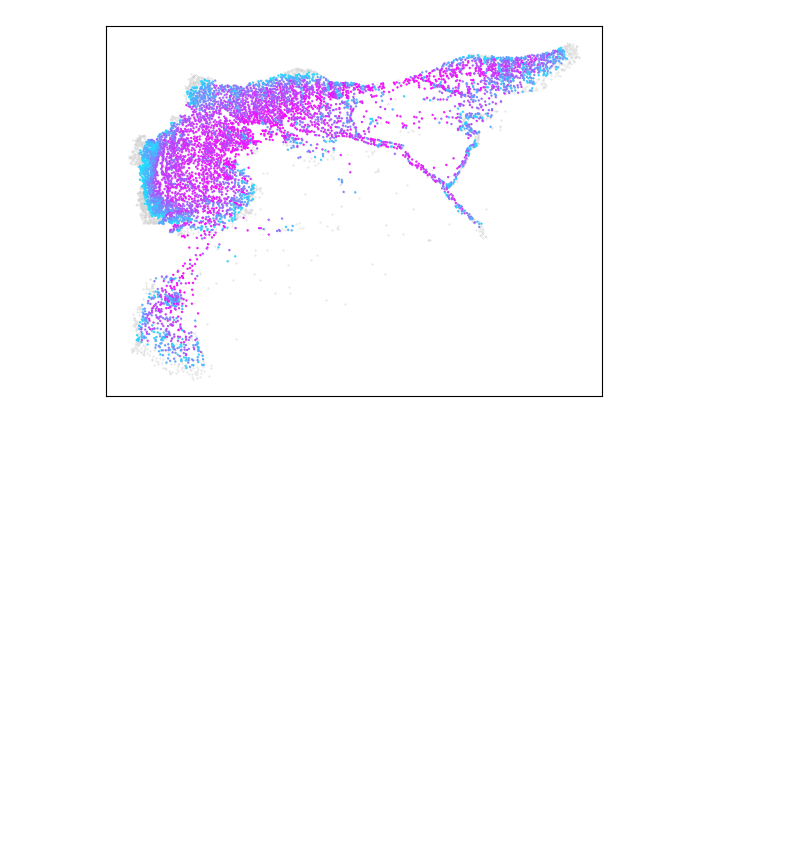
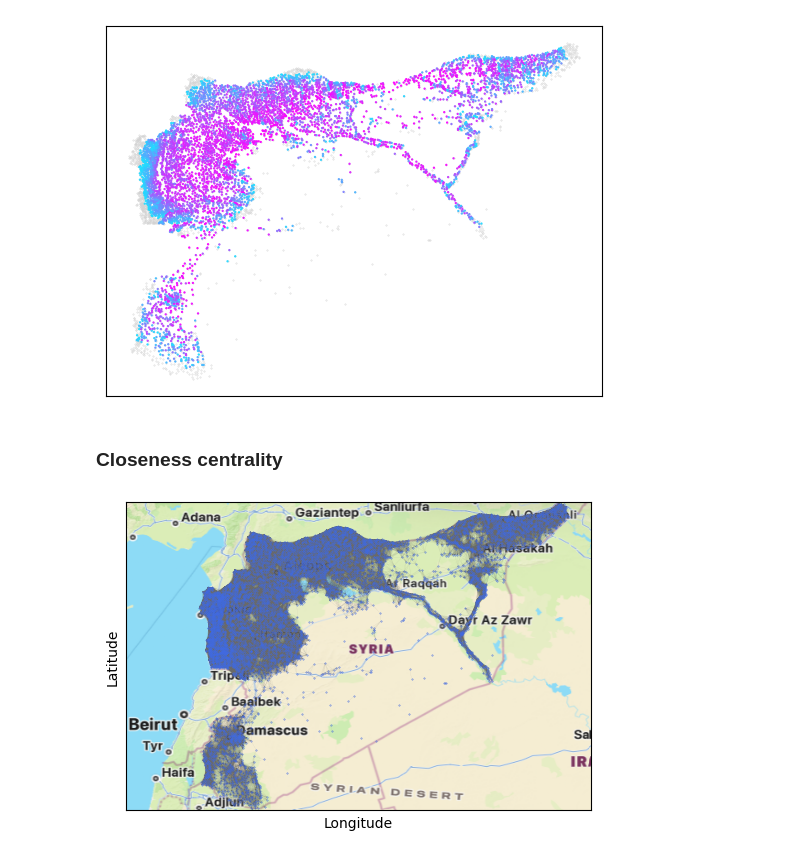
Before and after one commit to KonTopal/Syria_war, a Jupyter notebook: data_notebook.ipynb, the cells around one changed output. Drawn from its saved outputs; the diff is of its cells as text; code cells hidden in the pictures; blank space fills up the shorter version.

```diff
--- a/data_notebook.ipynb
+++ b/data_notebook.ipynb
@@ -473,3 +475,13 @@ with open("data/betweenness_centrality/bce_values.txt", "w") as f:
     f.write('betweenness_centrality\n')
     for value in BCE.values():
         f.write(f"{value}\n")
+# %% [markdown]
+### Closeness centrality
+# %%
+G_geom = nx.from_numpy_array(adj_lim)
+bkg_img()
+
+closeness= nx.closeness_centrality(G_geom)
+nx.draw_networkx(G_geom, pos, width=0.03, with_labels=False, node_color='royalblue', edge_color='dimgrey', node_size=0.1)
+# %% [output]
+[figure, added]
```
Also changed, not shown: parts of 19 cells of this notebook.
